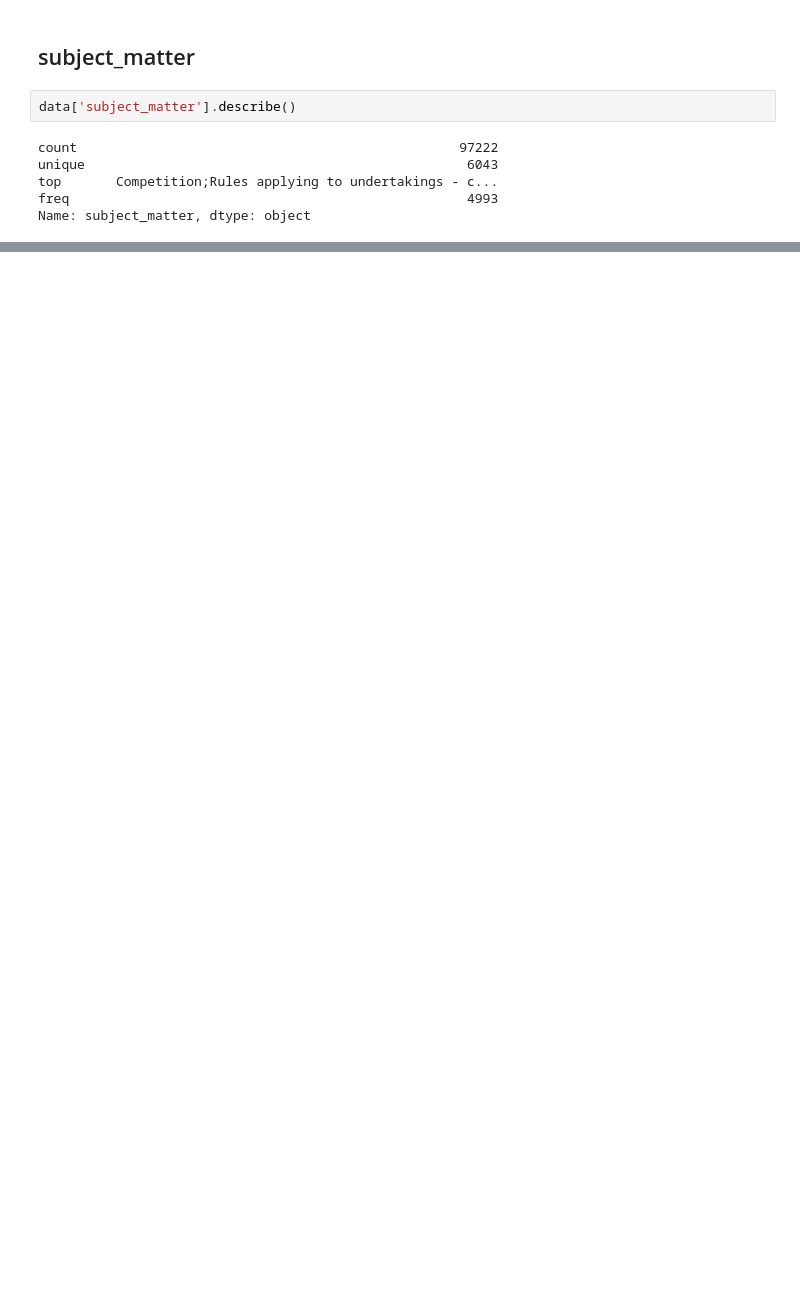
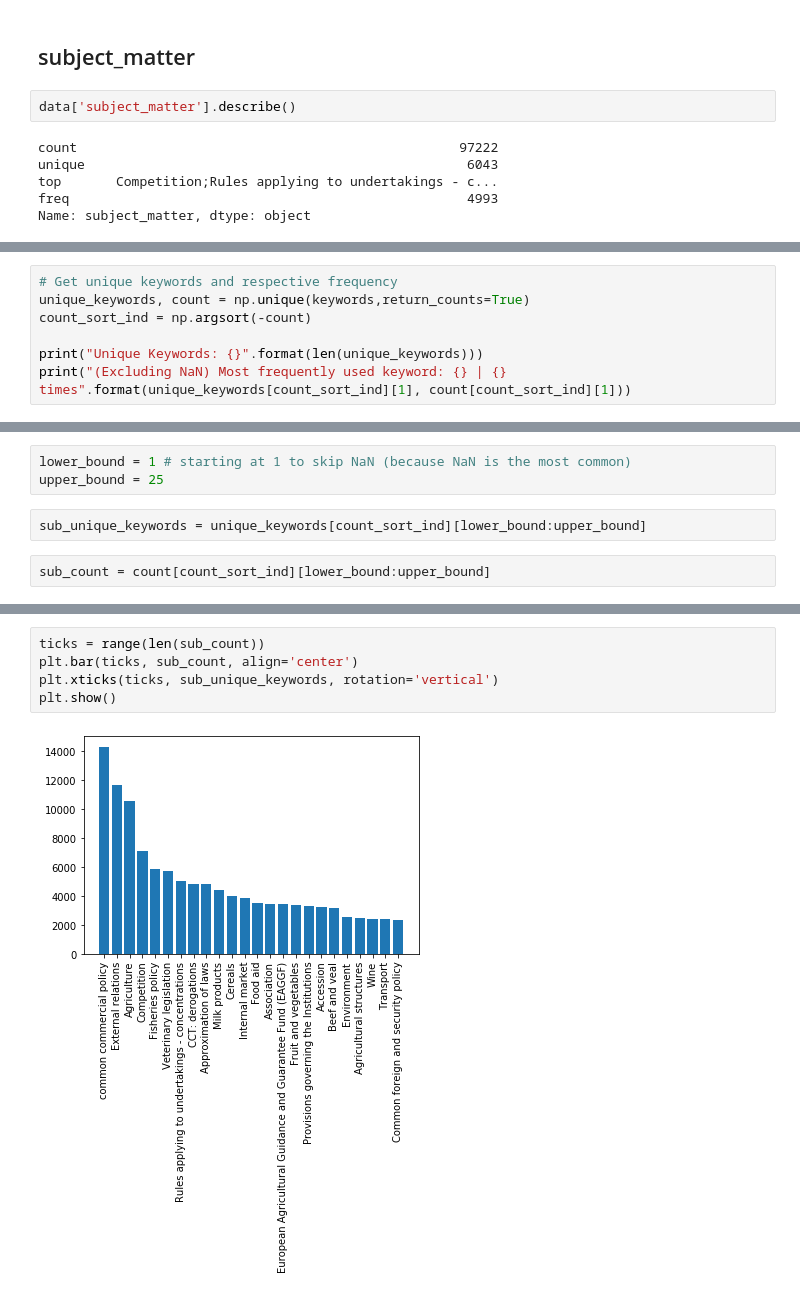
Before and after one commit to dmfrodrigues/feup-pri-proj, a Jupyter notebook: exploration/Data Exploration.ipynb, the cells around one changed output, grey strips where cells are left out. Saved outputs shown, nothing was run; the diff lists cells and outputs as text; blank space fills up the shorter version.

```diff
--- a/exploration/Data Exploration.ipynb
+++ b/exploration/Data Exploration.ipynb
@@ -261,0 +249,7 @@ data['subject_matter'].value_counts()[:25].plot(kind='bar', figsize=(10,5))
+# %%
+# Get unique keywords and respective frequency
+unique_keywords, count = np.unique(keywords,return_counts=True)
+count_sort_ind = np.argsort(-count)
+
+print("Unique Keywords: {}".format(len(unique_keywords)))
+print("(Excluding NaN) Most frequently used keyword: {} | {} times".format(unique_keywords[count_sort_ind][1], count[count_sort_ind][1]))
@@ -261,0 +259,7 @@ data['subject_matter'].value_counts()[:25].plot(kind='bar', figsize=(10,5))
+# %%
+lower_bound = 1 # starting at 1 to skip NaN (because NaN is the most common)
+upper_bound = 25
+# %%
+sub_unique_keywords = unique_keywords[count_sort_ind][lower_bound:upper_bound]
+# %%
+sub_count = count[count_sort_ind][lower_bound:upper_bound]
@@ -261,0 +287,7 @@ data['subject_matter'].value_counts()[:25].plot(kind='bar', figsize=(10,5))
+# %%
+ticks = range(len(sub_count))
+plt.bar(ticks, sub_count, align='center')
+plt.xticks(ticks, sub_unique_keywords, rotation='vertical')
+plt.show()
+# %% [output]
+[figure, added]
```
Also changed, not shown: parts of 8 cells of this notebook.
